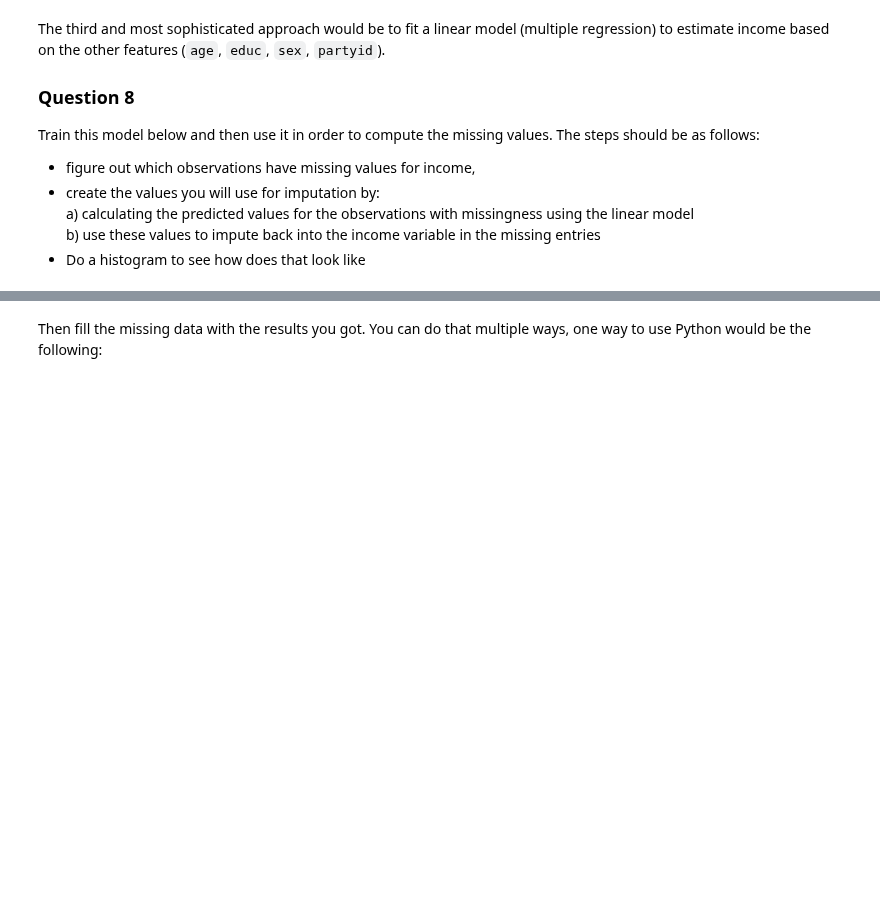
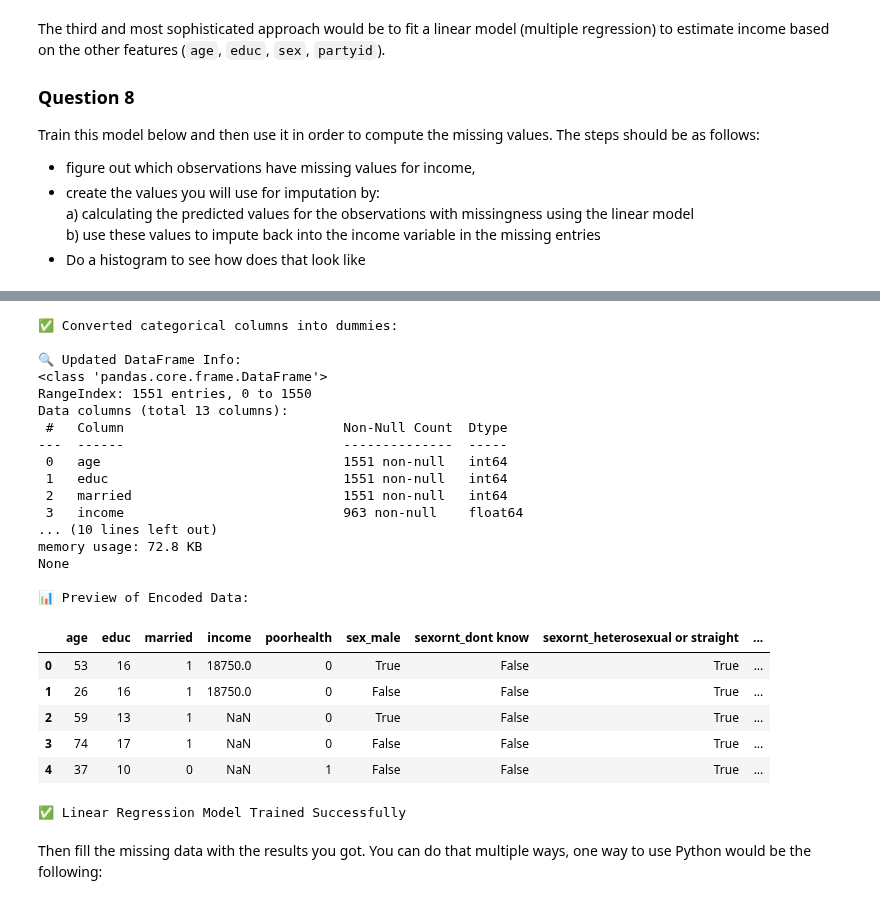
Before and after one commit to Jvviragine/data_analysis_um_course, a Jupyter notebook: data_clinics/clinic3/clinic3_JV.ipynb, the cells around one changed output, grey strips where cells are left out. Cells and saved outputs as stored; diff of their text form; code cells hidden in the pictures; blank space fills up the shorter version.

```diff
--- a/data_clinics/clinic3/clinic3_JV.ipynb
+++ b/data_clinics/clinic3/clinic3_JV.ipynb
@@ -895,2 +960,66 @@ b) use these values to impute back into the income variable in the missing entri
+# %%
+# Define categorical columns to convert
+categorical_cols = ['sex', 'sexornt', 'partyid', 'race']
+
+# Apply one-hot encoding (dummies) and drop the original columns
+gssdata = pd.get_dummies(gssdata, columns=categorical_cols, drop_first=True)
+
+# Display updated DataFrame info
+print("✅ Converted categorical columns into dummies:")
+print("\n🔍 Updated DataFrame Info:")
+print(gssdata.info())
+
+# Show first few rows to verify
+print("\n📊 Preview of Encoded Data:")
+gssdata.head()
+# %% [output]
+✅ Converted categorical columns into dummies:
+
+🔍 Updated DataFrame Info:
+<class 'pandas.core.frame.DataFrame'>
+RangeIndex: 1551 entries, 0 to 1550
+Data columns (total 13 columns):
+ #   Column                            Non-Null Count  Dtype
+---  ------                            --------------  -----
+ 0   age                               1551 non-null   int64
+ 1   educ                              1551 non-null   int64
+ 2   married                           1551 non-null   int64
+ 3   income                            963 non-null    float64
+... (10 lines left out)
+memory usage: 72.8 KB
+None
+
+📊 Preview of Encoded Data:
+|  | age | educ | married | income | poorhealth | sex_male | sexornt_dont know | sexornt_heterosexual or straight | ... |
+| 0 | 53 | 16 | 1 | 18750.0 | 0 | True | False | True | ... |
+| 1 | 26 | 16 | 1 | 18750.0 | 0 | False | False | True | ... |
+| 2 | 59 | 13 | 1 | NaN | 0 | True | False | True | ... |
+| 3 | 74 | 17 | 1 | NaN | 0 | False | False | True | ... |
+| 4 | 37 | 10 | 0 | NaN | 1 | False | False | True | ... |
+# %%
+#use the dataset without NAs here
+#train a model
+
+#####################
+# your code here:
+
+#####################
+from sklearn.linear_model import LinearRegression
+
+# Step 1: Define the dataset without NAs (complete cases for training)
+gssdata_complete = gssdata.dropna(subset=['income'])
+
+# Step 2: Define X (predictors) and y (target)
+predictors = ['age', 'educ'] + [col for col in gssdata_complete.columns if col.startswith(('sex_', 'partyid_', 'race_'))]
+X_train_reg = gssdata_complete[predictors]
+y_train_reg = gssdata_complete['income']
+
+# Step 3: Train the linear regression model
+lin_reg = LinearRegression()
+lin_reg.fit(X_train_reg, y_train_reg)
+
+print("✅ Linear Regression Model Trained Successfully")
+# %% [output]
+✅ Linear Regression Model Trained Successfully
 # %% [markdown]
 Then fill the missing data with the results you got. You can do that multiple ways, one way to use Python would be the following:
```
Also changed, not shown: parts of 13 cells of this notebook, 1 other file.
